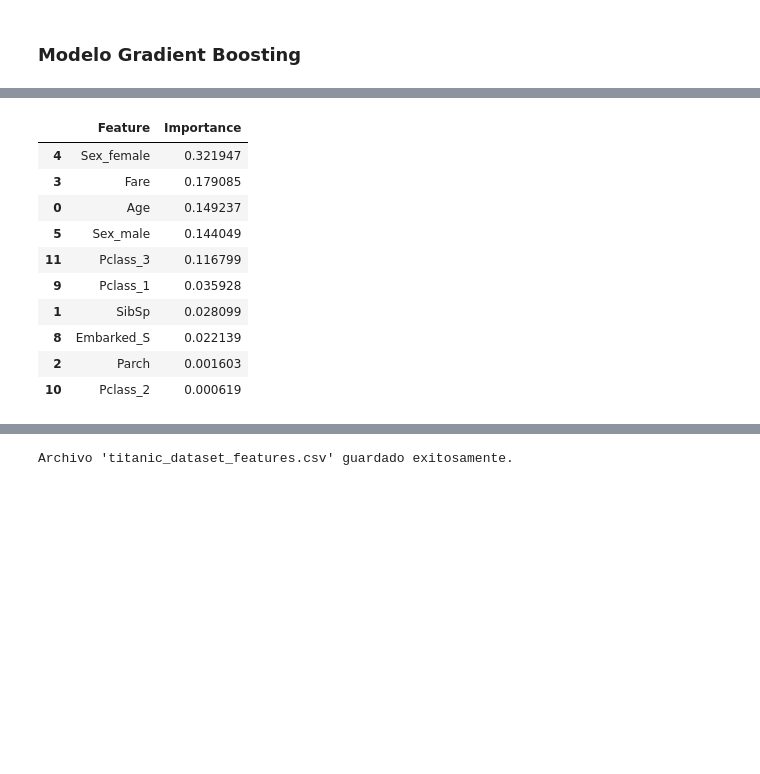
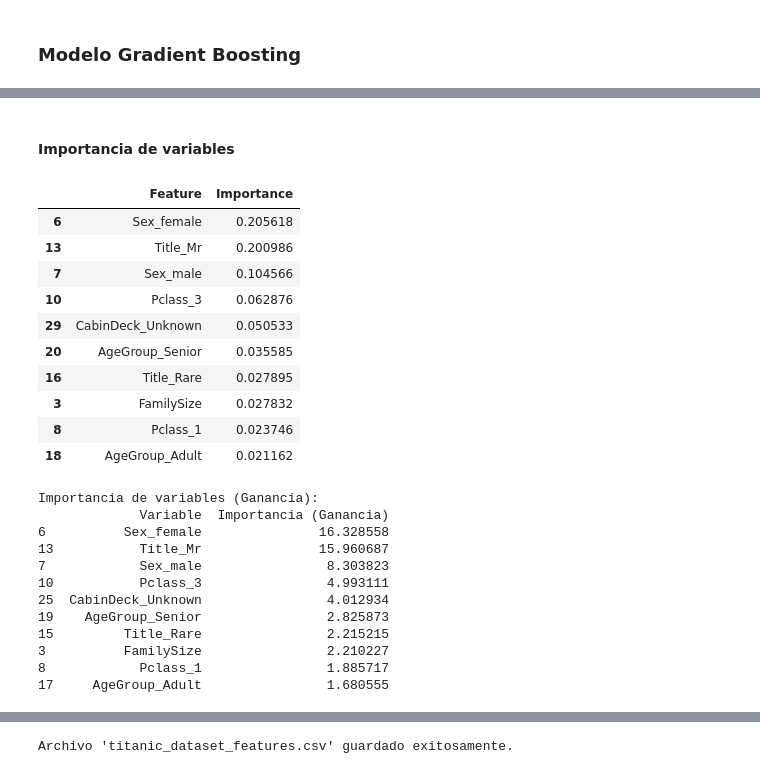
Before and after one commit to Pansocrates03/titanic-ml-project, a Jupyter notebook: notebooks/_01_preprocessing.ipynb, the cells around one changed output, grey strips where cells are left out. Cells and saved outputs as stored; diff of their text form; code cells hidden in the pictures; blank space fills up the shorter version.

```diff
--- a/notebooks/_01_preprocessing.ipynb
+++ b/notebooks/_01_preprocessing.ipynb
@@ -425,0 +377,19 @@ ROC-AUC: 0.819235836627141
+# %%
+from sklearn.metrics import classification_report, confusion_matrix, roc_auc_score
+# evaluación
+metrics_results = {}
+
+for name, model in best_models.items():
+    y_pred = model.predict(X_test)
+    y_proba = model.predict_proba(X_test)[:, 1]
+
+    print(f"\n--- {name} ---")
+    print(classification_report(y_test, y_pred))
+    print(confusion_matrix(y_test, y_pred))
+    print("ROC-AUC:", roc_auc_score(y_test, y_proba))
+    print("-" * 30)
+
+    metrics_results[name] = {
+        "roc_auc": roc_auc_score(y_test, y_proba),
+        "confusion_matrix": confusion_matrix(y_test, y_pred).tolist()
+    }
@@ -453,0 +454,8 @@ display(importance_df_lr.head(10))
+# %%
+X_train = pd.DataFrame(X_train, columns=feature_names)
+X_test = pd.DataFrame(X_test, columns=feature_names)
+# %%
+import matplotlib.pyplot as plt
+from sklearn.linear_model import LogisticRegression
+
+log_reg = best_models["Logistic Regression (l1/l2)"]  # o (l1/l2)
@@ -477,19 +700,40 @@ display(importance_df_rf.head(10)) # Display top 10 features
+# %% [markdown]
+#### Importancia de variables
 # %%
-best_gb_model = best_models['Gradient Boosting']
-
-gb_importance = best_gb_model.feature_importances_
+gb_importance = xgb_final.feature_importances_
 importance_df_gb = pd.DataFrame({'Feature': feature_names, 'Importance': gb_importance})
 importance_df_gb = importance_df_gb.sort_values('Importance', ascending=False)
-display(importance_df_gb.head(10)) # Display top 10 features
+display(importance_df_gb.head(10))
+
+xgb_importance = xgb_final.get_booster().get_score(importance_type="gain")
+xgb_imp_df = pd.DataFrame({
+    "Variable": list(xgb_importance.keys()),
+    "Importancia (Ganancia)": list(xgb_importance.values())
+}).sort_values(by="Importancia (Ganancia)", ascending=False)
+
+print("Importancia de variables (Ganancia):")
+print(xgb_imp_df.head(10))
 # %% [output]
 |  | Feature | Importance |
-| 4 | Sex_female | 0.321947 |
-| 3 | Fare | 0.179085 |
-| 0 | Age | 0.149237 |
-| 5 | Sex_male | 0.144049 |
-| 11 | Pclass_3 | 0.116799 |
-| 9 | Pclass_1 | 0.035928 |
-| 1 | SibSp | 0.028099 |
-| 8 | Embarked_S | 0.022139 |
-| 2 | Parch | 0.001603 |
-| 10 | Pclass_2 | 0.000619 |
+| 6 | Sex_female | 0.205618 |
+| 13 | Title_Mr | 0.200986 |
+| 7 | Sex_male | 0.104566 |
+| 10 | Pclass_3 | 0.062876 |
+| 29 | CabinDeck_Unknown | 0.050533 |
+| 20 | AgeGroup_Senior | 0.035585 |
+| 16 | Title_Rare | 0.027895 |
+| 3 | FamilySize | 0.027832 |
+| 8 | Pclass_1 | 0.023746 |
+| 18 | AgeGroup_Adult | 0.021162 |
+Importancia de variables (Ganancia):
+             Variable  Importancia (Ganancia)
+6          Sex_female               16.328558
+13           Title_Mr               15.960687
+7            Sex_male                8.303823
+10           Pclass_3                4.993111
+25  CabinDeck_Unknown                4.012934
+19    AgeGroup_Senior                2.825873
+15         Title_Rare                2.215215
+3          FamilySize                2.210227
+8            Pclass_1                1.885717
+17     AgeGroup_Adult                1.680555
```
Also changed, not shown: parts of 54 cells of this notebook, 5 other files.
